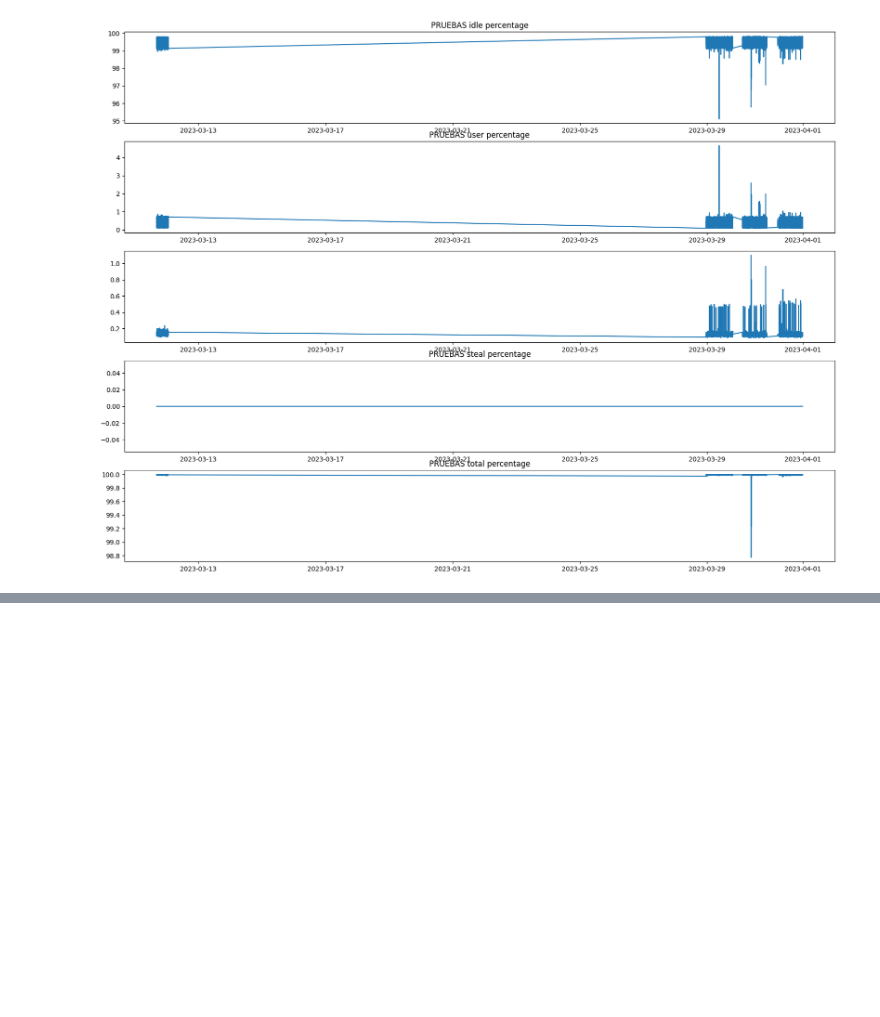
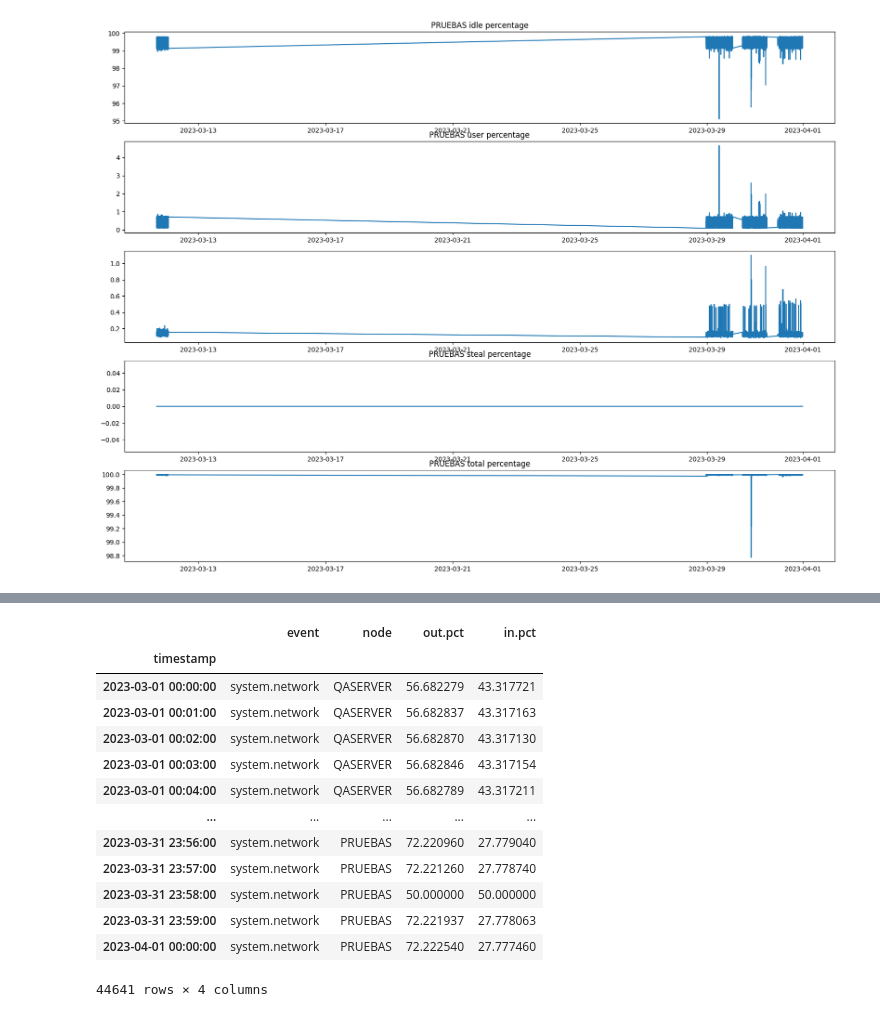
Before and after one commit to HernandezM22/dsc-kio-challenge, a Jupyter notebook: app/notebooks/j_sys_analysis.ipynb, the cells around one changed output, grey strips where cells are left out. Drawn from its saved outputs; the diff is of its cells as text; code cells hidden in the pictures; blank space fills up the shorter version.

```diff
--- a/app/notebooks/j_sys_analysis.ipynb
+++ b/app/notebooks/j_sys_analysis.ipynb
@@ -175,0 +214,17 @@ plot_server_info(df_, servers)
+# %%
+out2
+# %% [output]
+|  | event | node | out.pct | in.pct |
+| timestamp |  |  |  |  |
+| 2023-03-01 00:00:00 | system.network | QASERVER | 56.682279 | 43.317721 |
+| 2023-03-01 00:01:00 | system.network | QASERVER | 56.682837 | 43.317163 |
+| 2023-03-01 00:02:00 | system.network | QASERVER | 56.682870 | 43.317130 |
+| 2023-03-01 00:03:00 | system.network | QASERVER | 56.682846 | 43.317154 |
+| 2023-03-01 00:04:00 | system.network | QASERVER | 56.682789 | 43.317211 |
+| ... | ... | ... | ... | ... |
+| 2023-03-31 23:56:00 | system.network | PRUEBAS | 72.220960 | 27.779040 |
+| 2023-03-31 23:57:00 | system.network | PRUEBAS | 72.221260 | 27.778740 |
+| 2023-03-31 23:58:00 | system.network | PRUEBAS | 50.000000 | 50.000000 |
+| 2023-03-31 23:59:00 | system.network | PRUEBAS | 72.221937 | 27.778063 |
+| 2023-04-01 00:00:00 | system.network | PRUEBAS | 72.222540 | 27.777460 |
+44641 rows × 4 columns
```
Also changed, not shown: parts of 10 cells of this notebook.
